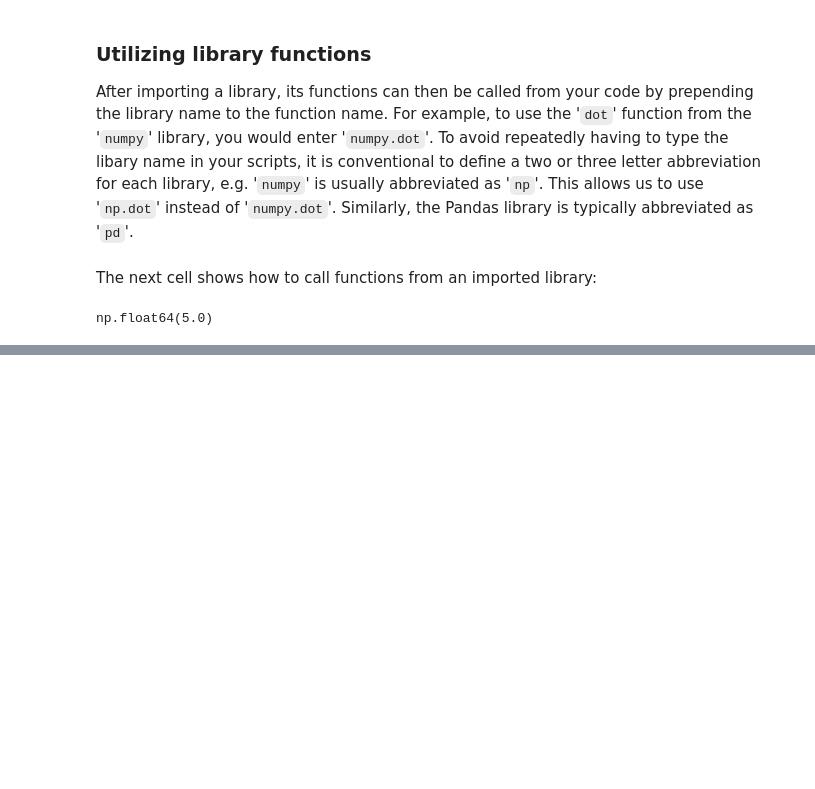
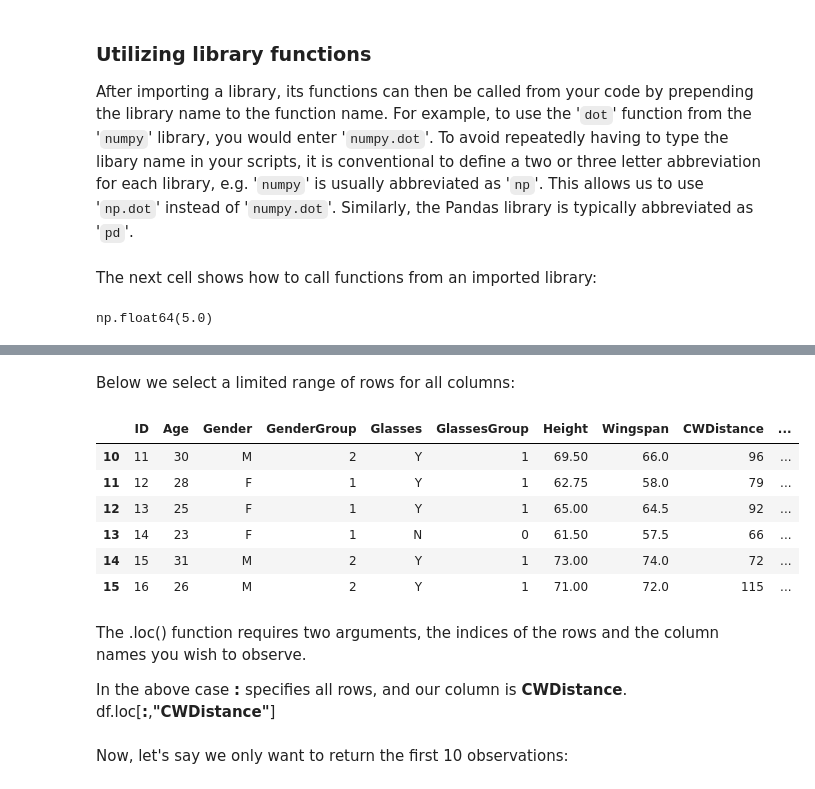
Before and after one commit to Ziad-Tamim/Understanding-and-Visualizing-Data-with-Python, a Jupyter notebook: Week 1 - introduction/libraries_data_managment.ipynb, the cells around one changed output, grey strips where cells are left out. Saved outputs shown, nothing was run; the diff lists cells and outputs as text; code cells hidden in the pictures; blank space fills up the shorter version.

```diff
--- a/Week 1 - introduction/libraries_data_managment.ipynb
+++ b/Week 1 - introduction/libraries_data_managment.ipynb
@@ -46,0 +543,18 @@ np.float64(5.0)
+# %% [markdown]
+Below we select a limited range of rows for all columns:
+# %%
+df.loc[10:15]
+# %% [output]
+|  | ID | Age | Gender | GenderGroup | Glasses | GlassesGroup | Height | Wingspan | CWDistance | ... |
+| 10 | 11 | 30 | M | 2 | Y | 1 | 69.50 | 66.0 | 96 | ... |
+| 11 | 12 | 28 | F | 1 | Y | 1 | 62.75 | 58.0 | 79 | ... |
+| 12 | 13 | 25 | F | 1 | Y | 1 | 65.00 | 64.5 | 92 | ... |
+| 13 | 14 | 23 | F | 1 | N | 0 | 61.50 | 57.5 | 66 | ... |
+| 14 | 15 | 31 | M | 2 | Y | 1 | 73.00 | 74.0 | 72 | ... |
+| 15 | 16 | 26 | M | 2 | Y | 1 | 71.00 | 72.0 | 115 | ... |
+# %% [markdown]
+The .loc() function requires two arguments, the indices of the rows and the column names you wish to observe.
+
+In the above case **:** specifies all rows, and our column is **CWDistance**. df.loc[**:**,**"CWDistance"**]
+# %% [markdown]
+Now, let's say we only want to return the first 10 observations:
```
Also changed, not shown: parts of 58 cells of this notebook, 13 other files.
